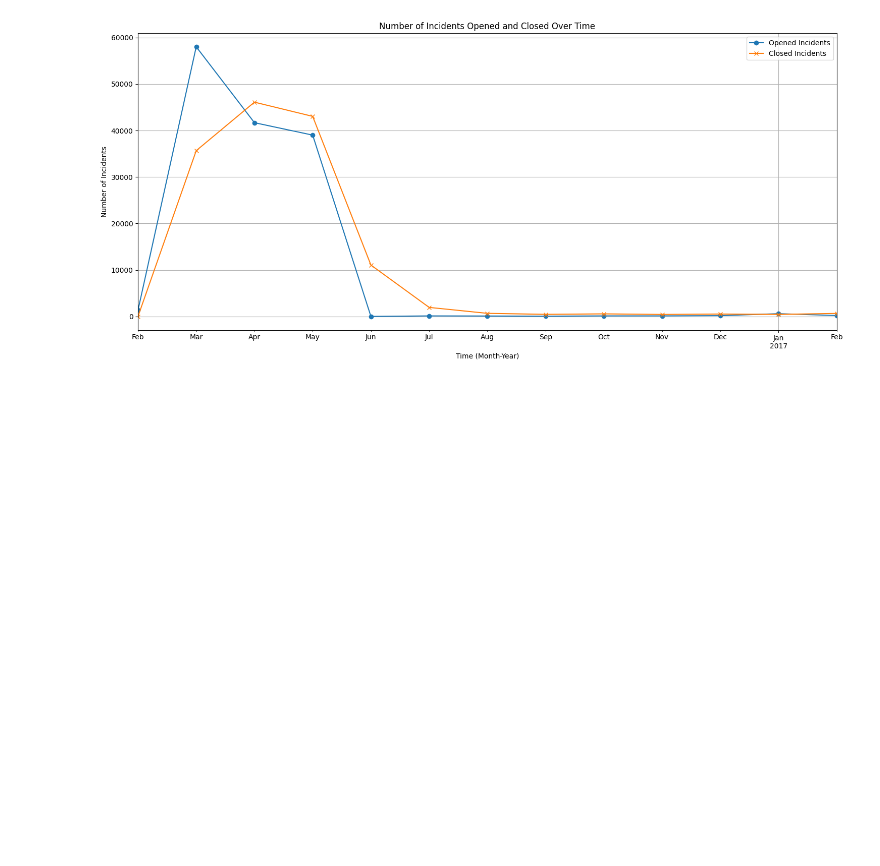
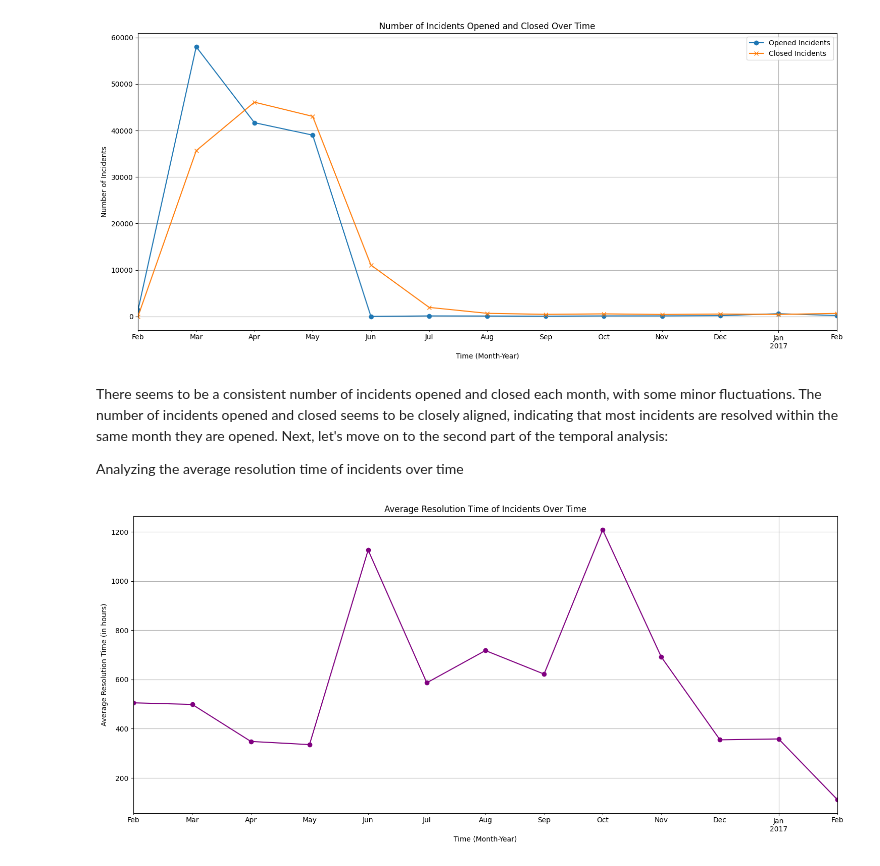
Before and after one commit to azizharouna/CloudIncidentForcaster, a Jupyter notebook: 2_additional_analysis.ipynb, the cells around one changed output. Cells and saved outputs as stored; diff of their text form; code cells hidden in the pictures; blank space fills up the shorter version.

```diff
--- a/2_additional_analysis.ipynb
+++ b/2_additional_analysis.ipynb
@@ -83,3 +83,27 @@ plt.tight_layout()
 plt.show()
 # %% [output]
 [figure]
+# %% [markdown]
+There seems to be a consistent number of incidents opened and closed each month, with some minor fluctuations.
+The number of incidents opened and closed seems to be closely aligned, indicating that most incidents are resolved within the same month they are opened.
+Next, let's move on to the second part of the temporal analysis:
+
+Analyzing the average resolution time of incidents over time
+# %%
+# Calculating resolution time for each incident
+data['resolution_time'] = (data['closed_at'] - data['opened_at']).dt.total_seconds() / (60 * 60)  # in hours
+
+# Grouping by opened_month_year and computing average resolution time
+avg_resolution_time = data.groupby('opened_month_year')['resolution_time'].mean()
+
+# Plotting the average resolution time over time
+plt.figure(figsize=(15, 7))
+avg_resolution_time.plot(marker='o', color='purple')
+plt.title('Average Resolution Time of Incidents Over Time')
+plt.xlabel('Time (Month-Year)')
+plt.ylabel('Average Resolution Time (in hours)')
+plt.grid(True)
+plt.tight_layout()
+plt.show()
+# %% [output]
+[figure, added]
```
Also changed, not shown: parts of 9 cells of this notebook.
